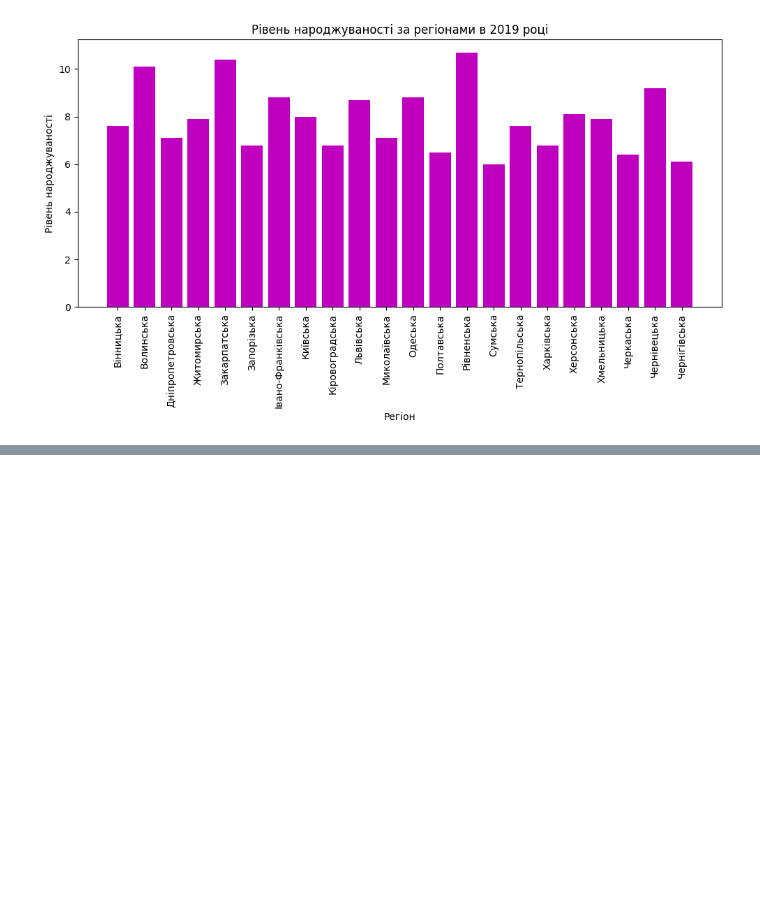
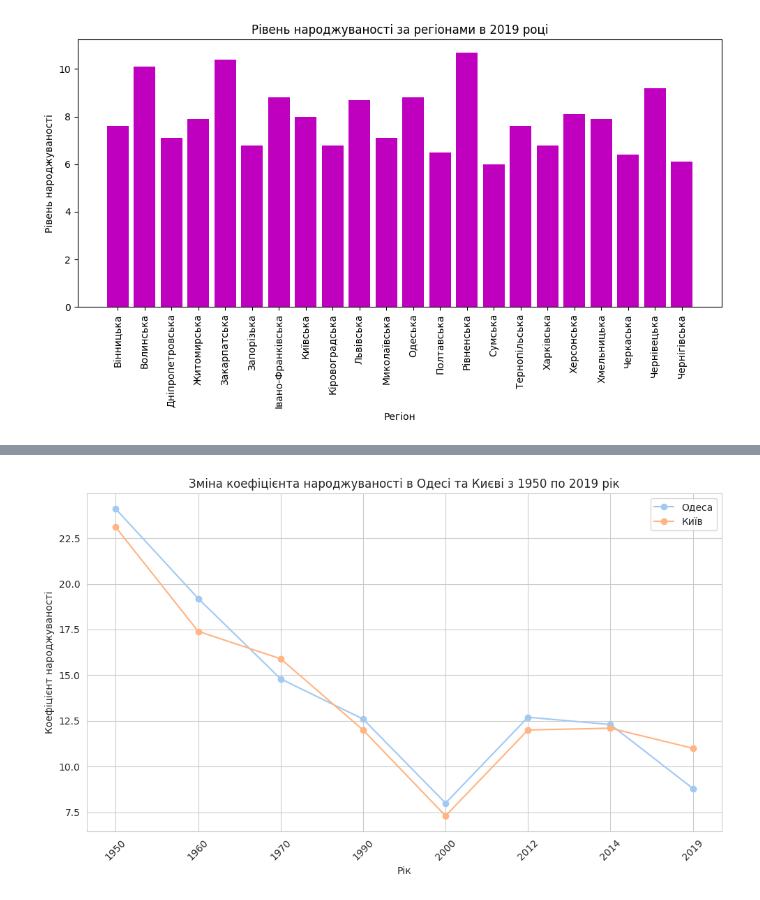
Before and after one commit to VladSkopenko/DataScience_homeworks, a Jupyter notebook: homework2/Hw2_1.ipynb, the cells around one changed output, grey strips where cells are left out. Drawn from its saved outputs; the diff is of its cells as text; code cells hidden in the pictures; blank space fills up the shorter version.

```diff
--- a/homework2/Hw2_1.ipynb
+++ b/homework2/Hw2_1.ipynb
@@ -247,0 +272,31 @@ plt.show()
+# %%
+import pandas as pd
+
+
+odesa_birth_rate = filled_data[filled_data['Регіон'] == 'Одеська'].iloc[:, 1:].squeeze().astype(float)
+kiev_birth_rate = filled_data[filled_data['Регіон'] == 'Київ'].iloc[:, 1:].squeeze().astype(float)
+
+
+odesa_birth_rate.index = kiev_birth_rate.index = filled_data.columns[1:]
+
+
+odesa_vs_kiev_birth_rate = pd.DataFrame({'Одеса': odesa_birth_rate, 'Київ': kiev_birth_rate})
+import matplotlib.pyplot as plt
+
+plt.figure(figsize=(10, 6))
+plt.plot(odesa_vs_kiev_birth_rate.index, odesa_vs_kiev_birth_rate['Одеса'], marker='o', label='Одеса')
+plt.plot(odesa_vs_kiev_birth_rate.index, odesa_vs_kiev_birth_rate['Київ'], marker='o', label='Київ')
+
+
+plt.title('Зміна коефіцієнта народжуваності в Одесі та Києві з 1950 по 2019 рік')
+plt.xlabel('Рік')
+plt.ylabel('Коефіцієнт народжуваності')
+plt.legend()
+
+
+plt.grid(True)
+plt.xticks(rotation=45)
+plt.tight_layout()
+plt.show()
+# %% [output]
+[figure, added]
```
Also changed, not shown: parts of 5 cells of this notebook.
